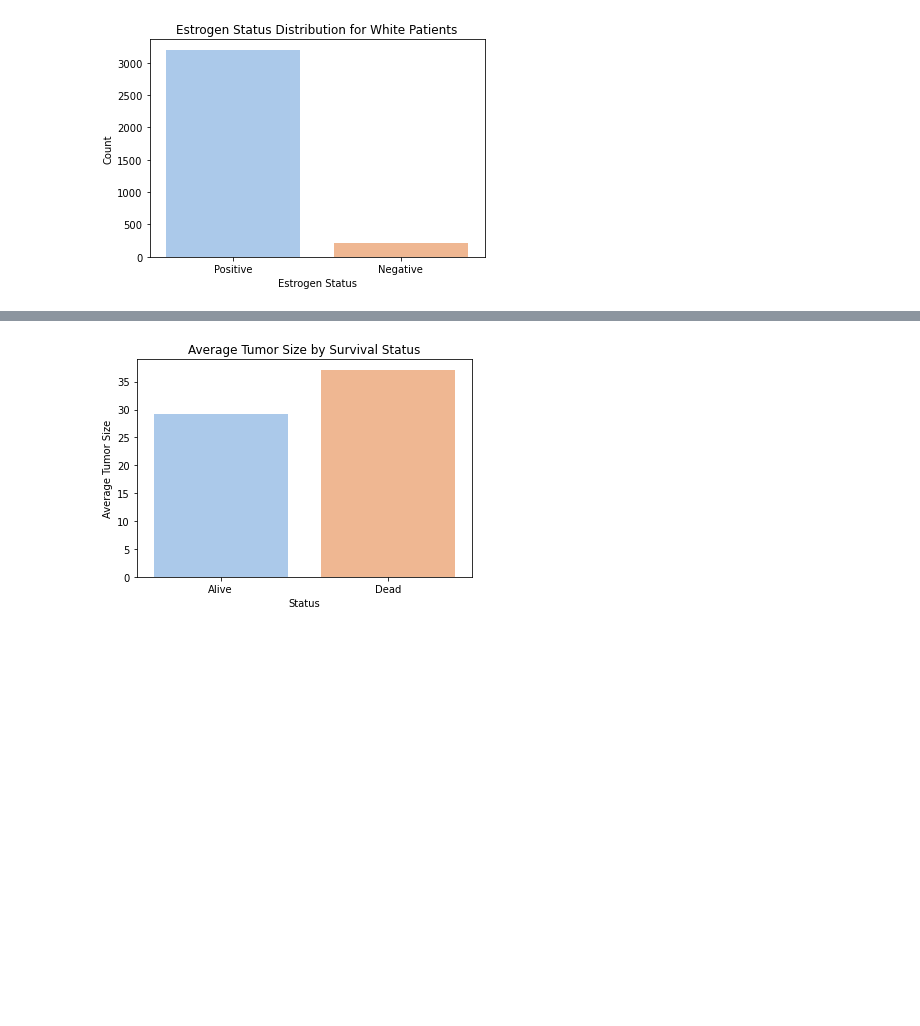
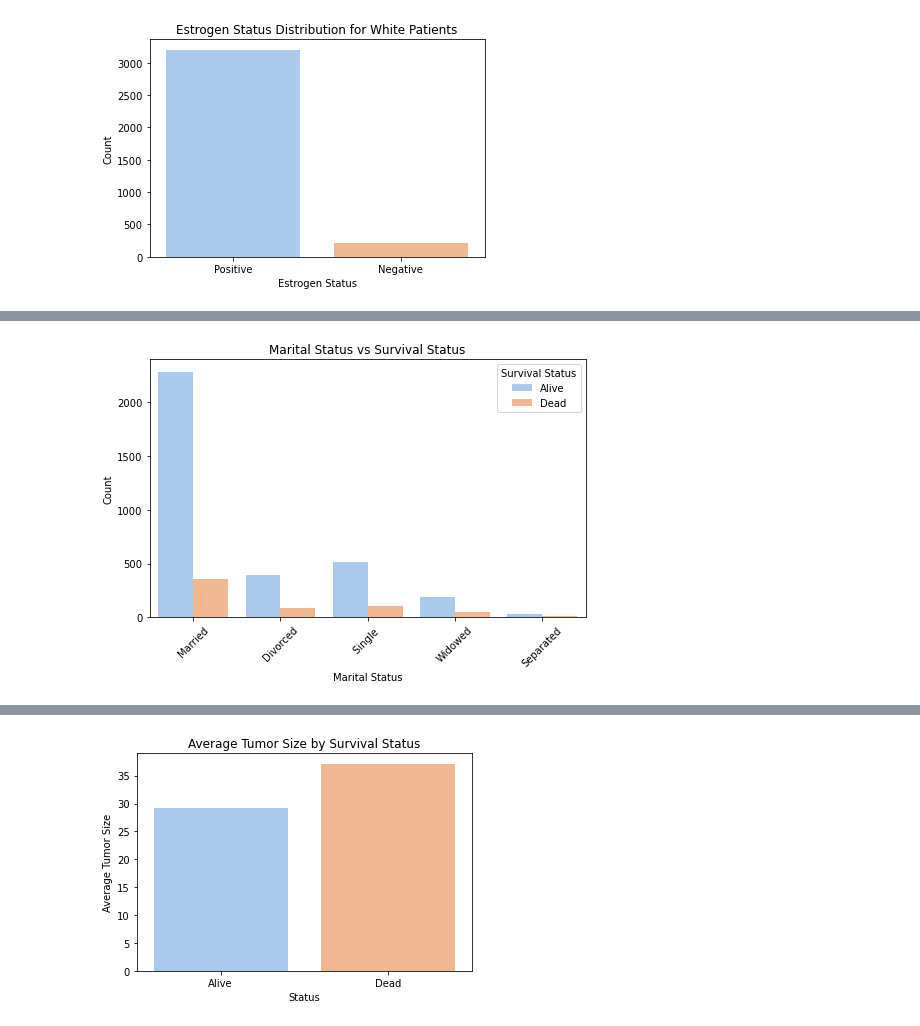
Before and after one commit to IsraaMohamedGaber/Breast-Cancer-Detection, a Jupyter notebook: Breast_Cancer.ipynb, the cells around one changed output, grey strips where cells are left out. Saved outputs shown, nothing was run; the diff lists cells and outputs as text; code cells hidden in the pictures; blank space fills up the shorter version.

```diff
--- a/Breast_Cancer.ipynb
+++ b/Breast_Cancer.ipynb
@@ -158,2 +203,14 @@ plt.show()
+# %%
+plt.figure(figsize=(7,5))
+sns.countplot(data=data, x='Marital Status', hue='Status', palette='pastel')
+plt.title('Marital Status vs Survival Status')
+plt.xlabel('Marital Status')
+plt.ylabel('Count')
+plt.legend(title='Survival Status')
+plt.xticks(rotation=45)
+plt.tight_layout()
+plt.show()
+# %% [output]
+[figure, added]
 # %%
 plt.figure(figsize=(8,6))
```
Also changed, not shown: parts of 18 cells of this notebook.
